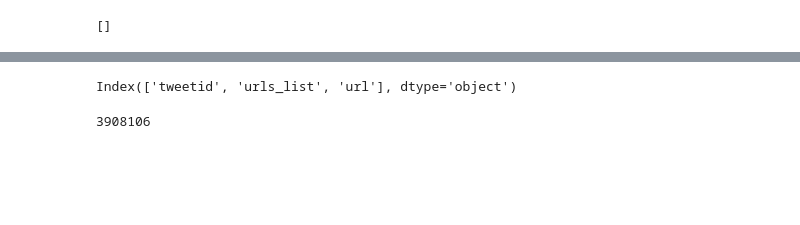
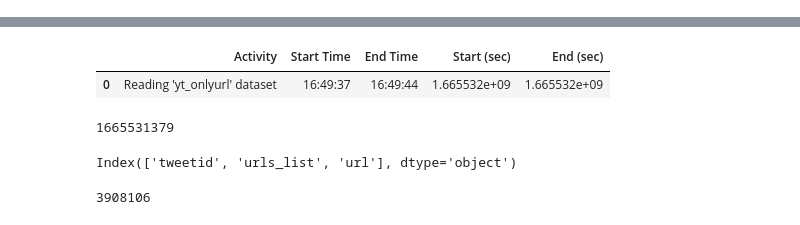
Before and after one commit to MihirS57/Twitter-YouTube-Compile-Monitor, a Jupyter notebook: Twitter-YouTube-Monitoring.ipynb, the cells around one changed output, grey strips where cells are left out. Cells and saved outputs as stored; diff of their text form; code cells hidden in the pictures; blank space fills up the shorter version.

Commit message:
Added a method to provide statistics about running time of the script

```diff
--- a/Twitter-YouTube-Monitoring.ipynb
+++ b/Twitter-YouTube-Monitoring.ipynb
@@ -10,6 +12,23 @@ key_list = bridge_file.readlines()
 YT_API_KEY = key_list[0]
 PERS_API_KEY = key_list[1]
 bridge_file.close()
+# %%
+def startTimeMe(print_flag):
+    now = datetime.now()
+    dt_string = now.strftime("%H:%M:%S")
+    current_time = time.time()
+    if print_flag:
+        print(f'Start time: {dt_string}')
+    #time_list = dt_string.split(':')
+    #time_hr,time_min, time_sec = time_list[0],time_list[1],time_list[2]
+    return dt_string,current_time
+# %%
+def endTimeMe(input_dataset, label, dt_string_s, start_time):
+    dt_string_e,current_time = startTimeMe(False)
+    print(f'End time: {dt_string_e}')
+    #print(time_hr,time_min, time_sec)
+    input_dataset.loc[len(input_dataset.index)] = [label,dt_string_s,dt_string_e,start_time,current_time]
+    return dt_string_e,current_time,input_dataset
 # %%
 def getCommentsForVideo(video_id):
     comment_list = []
@@ -133,11 +150,6 @@ def checkSuccess(ch_count, vi_count, ot_count, sup_total):
         return True
     else:
         return False
-# %%
-patt_res = re.findall("/https?:\/\/www\.youtube\.com\/(?:channel\/(.*?)\/featured|(?:.*\/)*(.+))/","https://www.youtube.com/c/aespa")
-print(patt_res)
-# %% [output]
-[]
 # %%
 def getIDfromURL(yt_url):
     link_type = ''
@@ -224,2 +238,8 @@ def takeDateQuery():
+# %%
+time_df = pd.DataFrame(columns=['Activity','Start Time','End Time','Start (sec)','End (sec)'])
 # %%
+dt_string_s,start_time = startTimeMe(True)
 twitter_dataset_onlyurl = pd.read_csv('./datasets/yt_onlyurl.csv')
+dt_string_e,current_time,time_df = endTimeMe(time_df, 'Reading \'yt_onlyurl\' dataset',dt_string_s,start_time)
+time_df
+# %% [output]
@@ -226,3 +248,10 @@ twitter_dataset_onlyurl = pd.read_csv('./datasets/yt_onlyurl.csv')
+|  | Activity | Start Time | End Time | Start (sec) | End (sec) |
+| 0 | Reading 'yt_onlyurl' dataset | 16:49:37 | 16:49:44 | 1.665532e+09 | 1.665532e+09 |
+# %%
+import time
+print(round(time.time()))
+# %% [output]
+1665531379
 # %%
 twitter_dataset_onlyurl.columns
 # %% [output]
```
Also changed, not shown: parts of 17 cells of this notebook.
